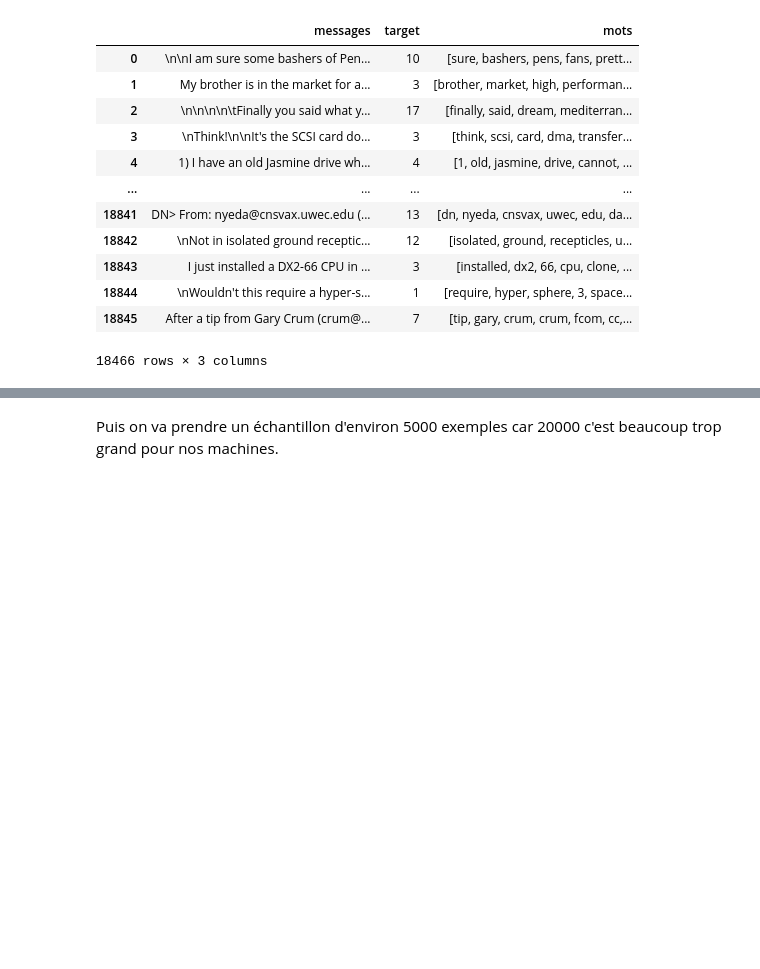
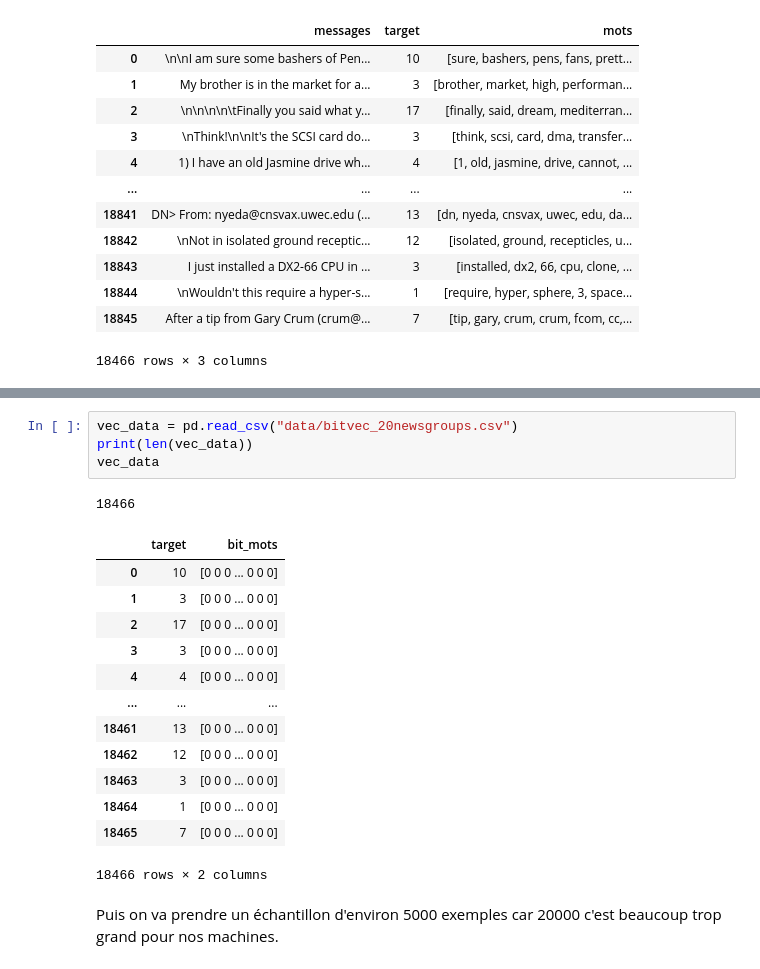
Before and after one commit to Ionys320/stats, a Jupyter notebook: projetTifenn.ipynb, the cells around one changed output, grey strips where cells are left out. Saved outputs shown, nothing was run; the diff lists cells and outputs as text; blank space fills up the shorter version.

Commit message:
added utils function to make index and convert word vec to bit vec + bitvected dataset csv file

```diff
--- a/projetTifenn.ipynb
+++ b/projetTifenn.ipynb
@@ -244,3 +291,22 @@ data
+# %%
+vec_data = pd.read_csv("data/bitvec_20newsgroups.csv")
+print(len(vec_data))
+vec_data
+# %% [output]
+18466
+|  | target | bit_mots |
+| 0 | 10 | [0 0 0 ... 0 0 0] |
+| 1 | 3 | [0 0 0 ... 0 0 0] |
+| 2 | 17 | [0 0 0 ... 0 0 0] |
+| 3 | 3 | [0 0 0 ... 0 0 0] |
+| 4 | 4 | [0 0 0 ... 0 0 0] |
+| ... | ... | ... |
+| 18461 | 13 | [0 0 0 ... 0 0 0] |
+| 18462 | 12 | [0 0 0 ... 0 0 0] |
+| 18463 | 3 | [0 0 0 ... 0 0 0] |
+| 18464 | 1 | [0 0 0 ... 0 0 0] |
+| 18465 | 7 | [0 0 0 ... 0 0 0] |
+18466 rows × 2 columns
 # %% [markdown]
 Puis on va prendre un échantillon d'environ 5000 exemples car 20000 c'est beaucoup trop grand pour nos machines.
 # %%
```
Also changed, not shown: parts of 6 cells of this notebook, 3 other files.
